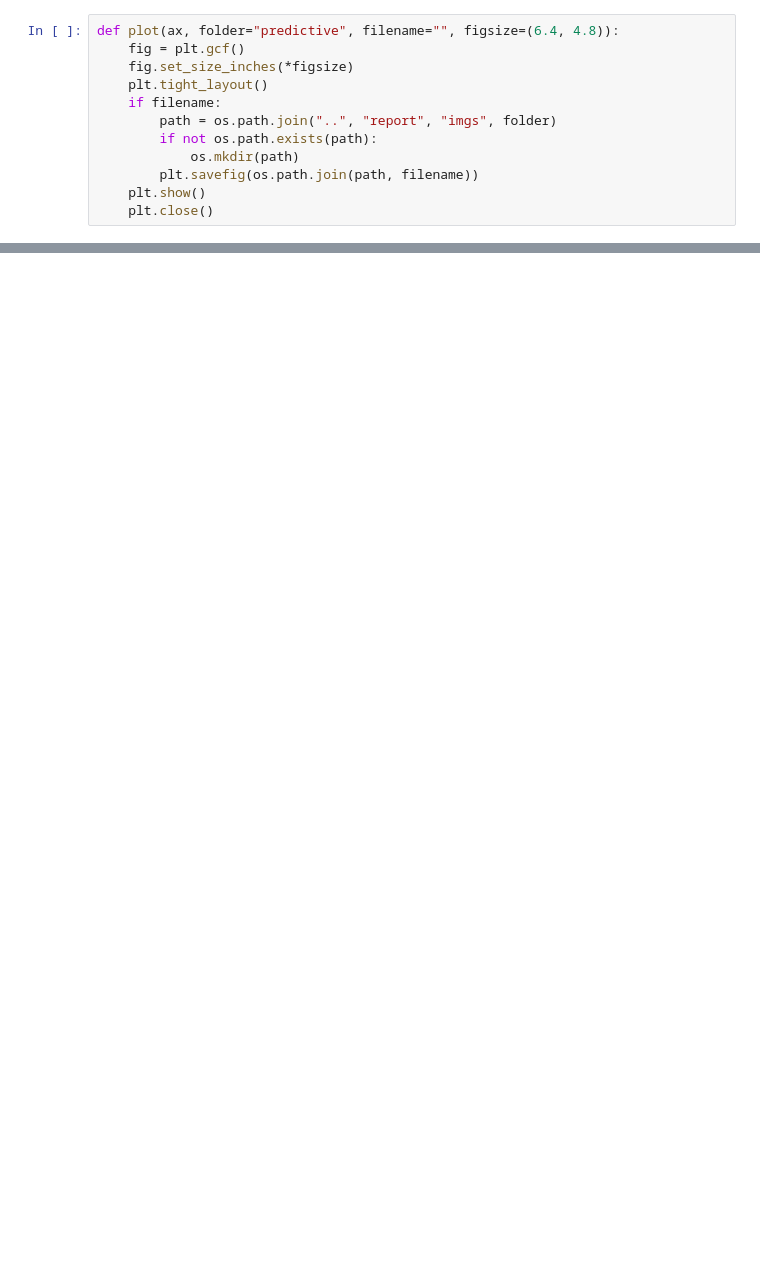
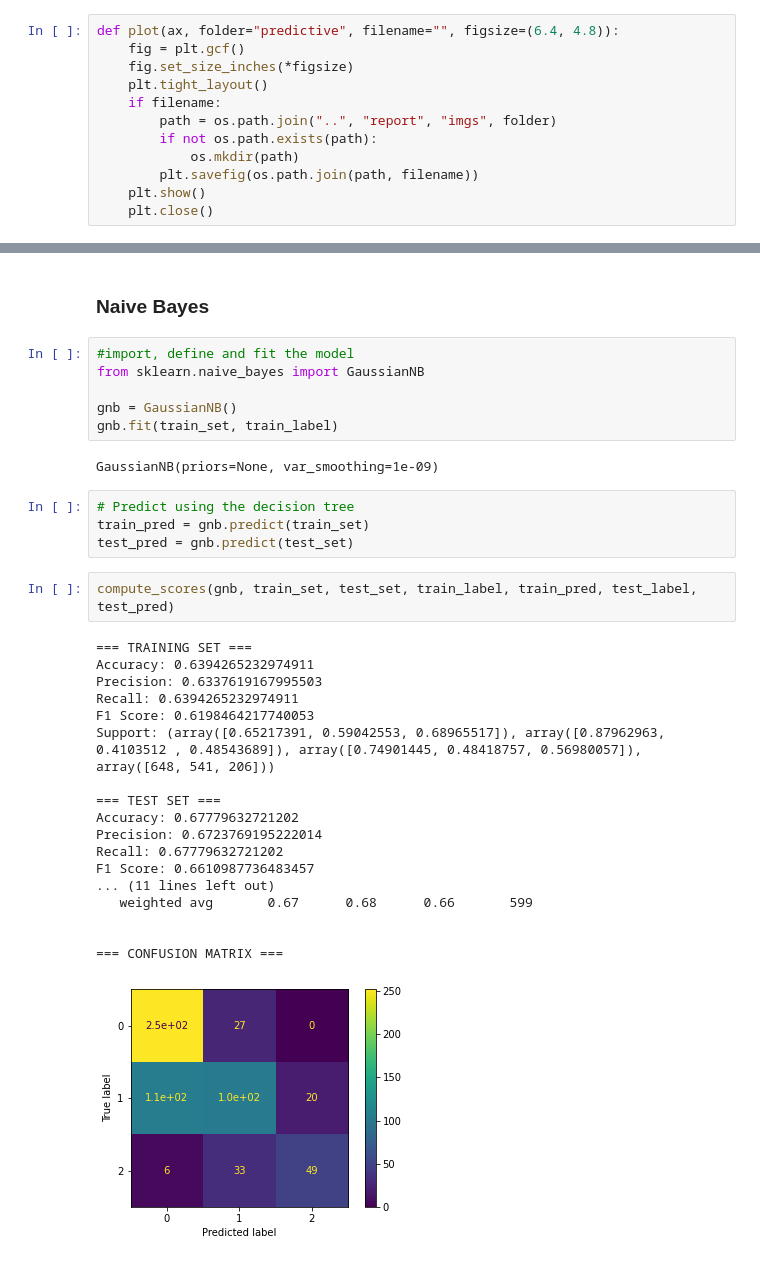
Before and after one commit to CoffeeStraw/Store-Customers-Analysis, a Jupyter notebook: project/predictive_analysis_2.ipynb, the cells around one changed output, grey strips where cells are left out. Cells and saved outputs as stored; diff of their text form; blank space fills up the shorter version.

```diff
--- a/project/predictive_analysis_2.ipynb
+++ b/project/predictive_analysis_2.ipynb
@@ -121,0 +244,35 @@ plt.scatter(test_set.iloc[:, 4].values, test_set.iloc[:, 2].values, c=test_pred_
+# %% [markdown]
+### Naive Bayes
+# %%
+#import, define and fit the model
+from sklearn.naive_bayes import GaussianNB
+
+gnb = GaussianNB()
+gnb.fit(train_set, train_label)
+# %% [output]
+GaussianNB(priors=None, var_smoothing=1e-09)
+# %%
+# Predict using the decision tree
+train_pred = gnb.predict(train_set)
+test_pred = gnb.predict(test_set)
+# %%
+compute_scores(gnb, train_set, test_set, train_label, train_pred, test_label, test_pred)
+# %% [output]
+=== TRAINING SET ===
+Accuracy: 0.6394265232974911
+Precision: 0.6337619167995503
+Recall: 0.6394265232974911
+F1 Score: 0.6198464217740053
+Support: (array([0.65217391, 0.59042553, 0.68965517]), array([0.87962963, 0.4103512 , 0.48543689]), array([0.74901445, 0.48418757, 0.56980057]), array([648, 541, 206]))
+
+=== TEST SET ===
+Accuracy: 0.67779632721202
+Precision: 0.6723769195222014
+Recall: 0.67779632721202
+F1 Score: 0.6610987736483457
+... (11 lines left out)
+   weighted avg       0.67      0.68      0.66       599
+
+
+=== CONFUSION MATRIX ===
+[figure, added]
```
Also changed, not shown: parts of 43 cells of this notebook, 2 other files.
